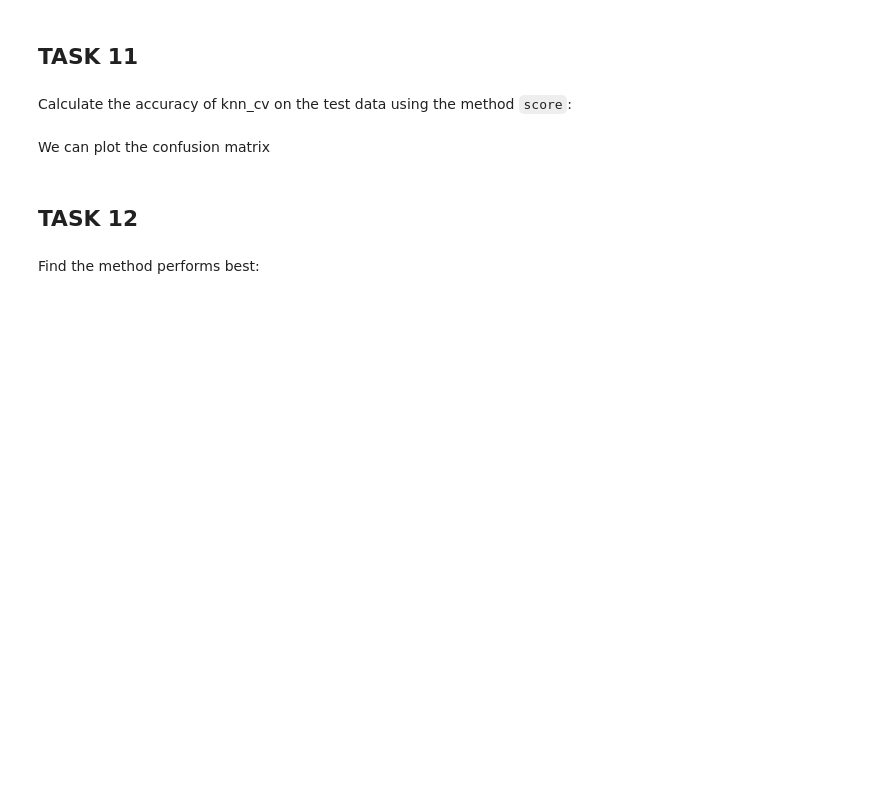
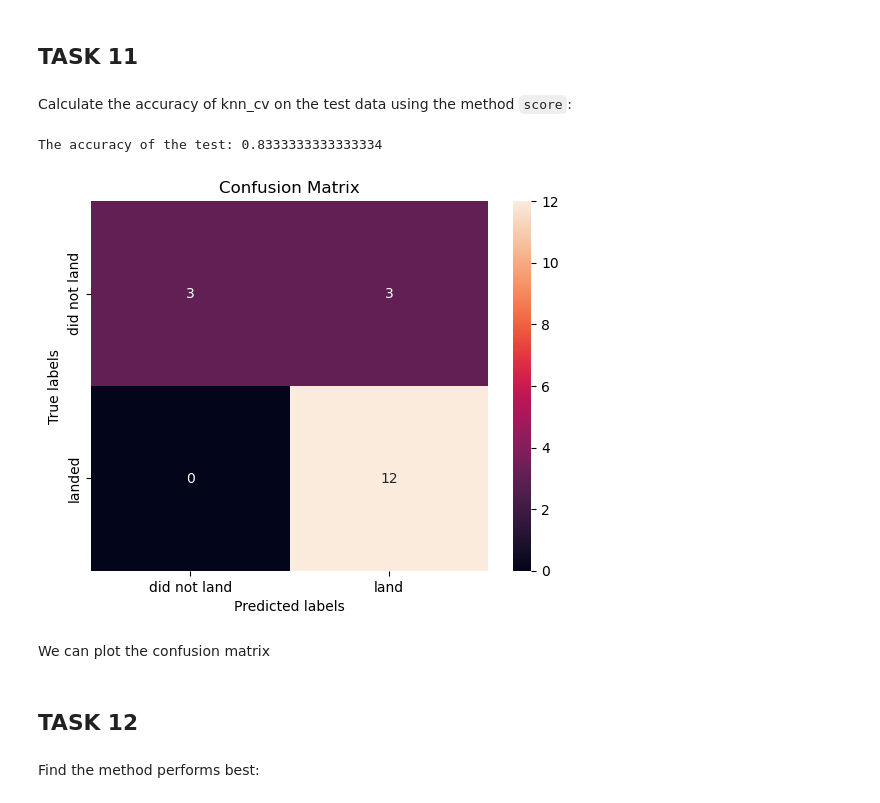
Before and after one commit to ValeriaMalin/IBM_Capstone_Project_SpaceX_Falcon9, a Jupyter notebook: SpaceX_Machine_Learning_Prediction_Part_5.jupyterlite.ipynb, the cells around one changed output. Drawn from its saved outputs; the diff is of its cells as text; code cells hidden in the pictures; blank space fills up the shorter version.

```diff
--- a/SpaceX_Machine_Learning_Prediction_Part_5.jupyterlite.ipynb
+++ b/SpaceX_Machine_Learning_Prediction_Part_5.jupyterlite.ipynb
@@ -230,3 +318,6 @@ parameters = {'n_neighbors': [1, 2, 3, 4, 5, 6, 7, 8, 9, 10],
               'p': [1,2]}
 
 KNN = KNeighborsClassifier()
+# %%
+knn_grid_search=GridSearchCV(KNN, parameters, cv=10)
+knn_grid_search.fit(X_train, Y_train)
@@ -237,5 +336,13 @@ print("accuracy :",knn_cv.best_score_)
 ## TASK  11
 # %% [markdown]
 Calculate the accuracy of knn_cv on the test data using the method <code>score</code>:
+# %%
+print('The accuracy of the test:', knn_grid_search.score(X_test,Y_test))
+
+yhat=knn_grid_search.predict(X_test)
+plot_confusion_matrix(Y_test,yhat)
+# %% [output]
+The accuracy of the test: 0.8333333333333334
+[figure, added]
 # %% [markdown]
 We can plot the confusion matrix
```
Also changed, not shown: parts of 28 cells of this notebook.
